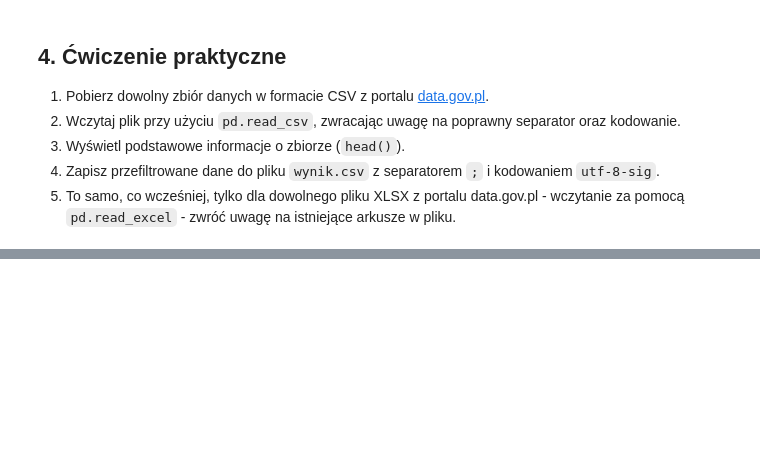
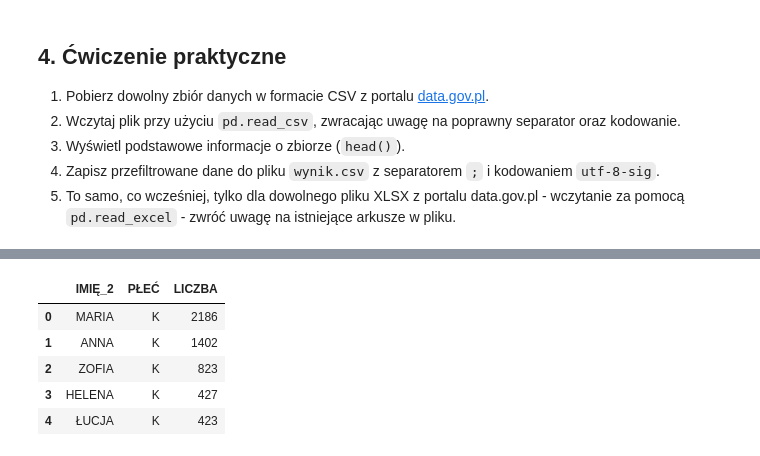
Before and after one commit to mkwkomorowski/pierwszy-projekt, a Jupyter notebook: 3_10_pandas_csv.ipynb, the cells around one changed output, grey strips where cells are left out. Saved outputs shown, nothing was run; the diff lists cells and outputs as text; code cells hidden in the pictures; blank space fills up the shorter version.

```diff
--- a/3_10_pandas_csv.ipynb
+++ b/3_10_pandas_csv.ipynb
@@ -318,0 +383,9 @@ df.to_csv('wyjscie_polski.csv', sep=';', decimal=',', index=False)
+# %%
+df.head()
+# %% [output]
+|  | IMIĘ_2 | PŁEĆ | LICZBA |
+| 0 | MARIA | K | 2186 |
+| 1 | ANNA | K | 1402 |
+| 2 | ZOFIA | K | 823 |
+| 3 | HELENA | K | 427 |
+| 4 | ŁUCJA | K | 423 |
```
Also changed, not shown: parts of 11 cells of this notebook, 8 other files.
